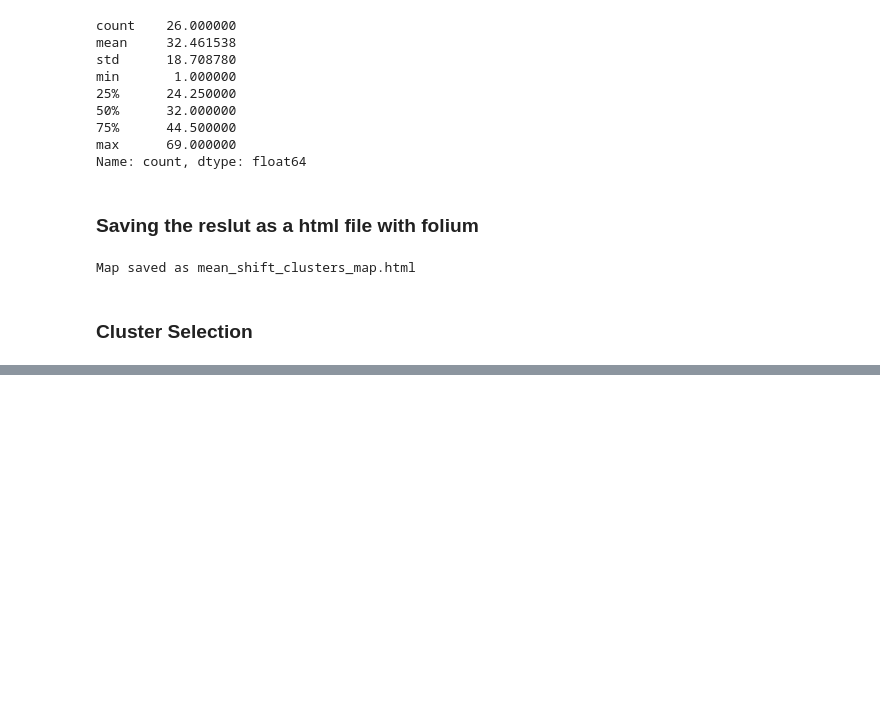
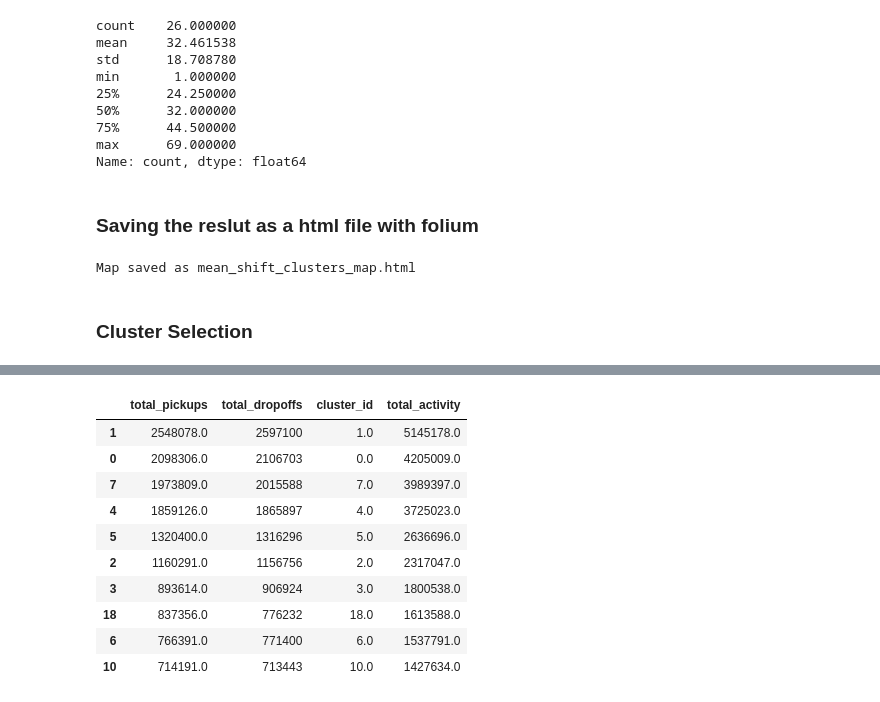
Before and after one commit to Andrejj23/city-bike, a Jupyter notebook: Georgios/mean_shift_clustering.ipynb, the cells around one changed output, grey strips where cells are left out. Cells and saved outputs as stored; diff of their text form; code cells hidden in the pictures; blank space fills up the shorter version.

```diff
--- a/Georgios/mean_shift_clustering.ipynb
+++ b/Georgios/mean_shift_clustering.ipynb
@@ -452,8 +461,12 @@ Map saved as mean_shift_clusters_map.html
 # %% [markdown]
 ### Cluster Selection
 # %%
-df_merged = df.merge(stations_clusters, left_on="start_station_id", right_on="station_id", how="left")
-df_merged = df_merged.rename(columns={"cluster_id": "start_cluster"})
+df_merged  = data.merge(stations[['station_id','mean_shift_cluster']],
+                    left_on='start_station_id', right_on='station_id', how='left')
+df_merged  = data.rename(columns={'mean_shift_cluster': 'start_cluster'})
 
-df_merged = df_merged.merge(stations_clusters, left_on="end_station_id", right_on="station_id", how="left")
-df_merged = df_merged.rename(columns={"cluster_id": "end_cluster"})
+df_merged  = data.merge(stations[['station_id','mean_shift_cluster']],
+                    left_on='end_station_id', right_on='station_id', how='left')
+df_merged  = data.rename(columns={'mean_shift_cluster': 'end_cluster'})
+
+df_merged .head()
@@ -459,0 +480,37 @@ df_merged = df_merged.rename(columns={"cluster_id": "end_cluster"})
+# %%
+# Pickups: from which clusters trips start
+pickups_per_cluster = df_merged.groupby("start_cluster").size().reset_index(name="total_pickups")
+
+# Dropoffs: to which clusters trips end
+dropoffs_per_cluster = df_merged.groupby("end_cluster").size().reset_index(name="total_dropoffs")
+
+# Merge pickups and dropoffs statistics
+cluster_stats = pickups_per_cluster.merge(dropoffs_per_cluster,
+                                          left_on="start_cluster",
+                                          right_on="end_cluster",
+                                          how="outer")
+
+cluster_stats["cluster_id"] = cluster_stats["start_cluster"].fillna(cluster_stats["end_cluster"])
+cluster_stats = cluster_stats.drop(columns=["start_cluster", "end_cluster"])
+
+# Fill NaN with 0
+cluster_stats = cluster_stats.fillna(0)
+
+# Total activity
+cluster_stats["total_activity"] = cluster_stats["total_pickups"] + cluster_stats["total_dropoffs"]
+# %%
+cluster_stats_sorted = cluster_stats.sort_values(by="total_activity", ascending=False)
+
+cluster_stats_sorted.head(10)
+# %% [output]
+|  | total_pickups | total_dropoffs | cluster_id | total_activity |
+| 1 | 2548078.0 | 2597100 | 1.0 | 5145178.0 |
+| 0 | 2098306.0 | 2106703 | 0.0 | 4205009.0 |
+| 7 | 1973809.0 | 2015588 | 7.0 | 3989397.0 |
+| 4 | 1859126.0 | 1865897 | 4.0 | 3725023.0 |
+| 5 | 1320400.0 | 1316296 | 5.0 | 2636696.0 |
+| 2 | 1160291.0 | 1156756 | 2.0 | 2317047.0 |
+| 3 | 893614.0 | 906924 | 3.0 | 1800538.0 |
+| 18 | 837356.0 | 776232 | 18.0 | 1613588.0 |
+| 6 | 766391.0 | 771400 | 6.0 | 1537791.0 |
+| 10 | 714191.0 | 713443 | 10.0 | 1427634.0 |
```
Also changed, not shown: parts of 2 cells of this notebook, 1 other file.
